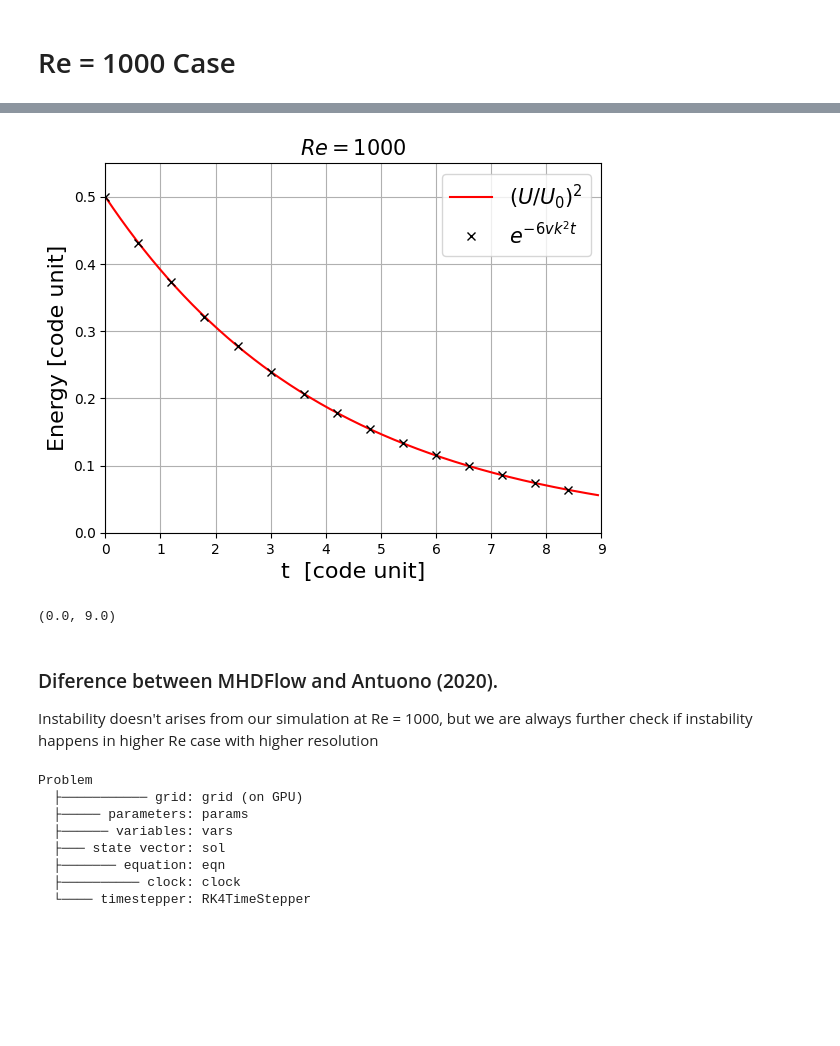
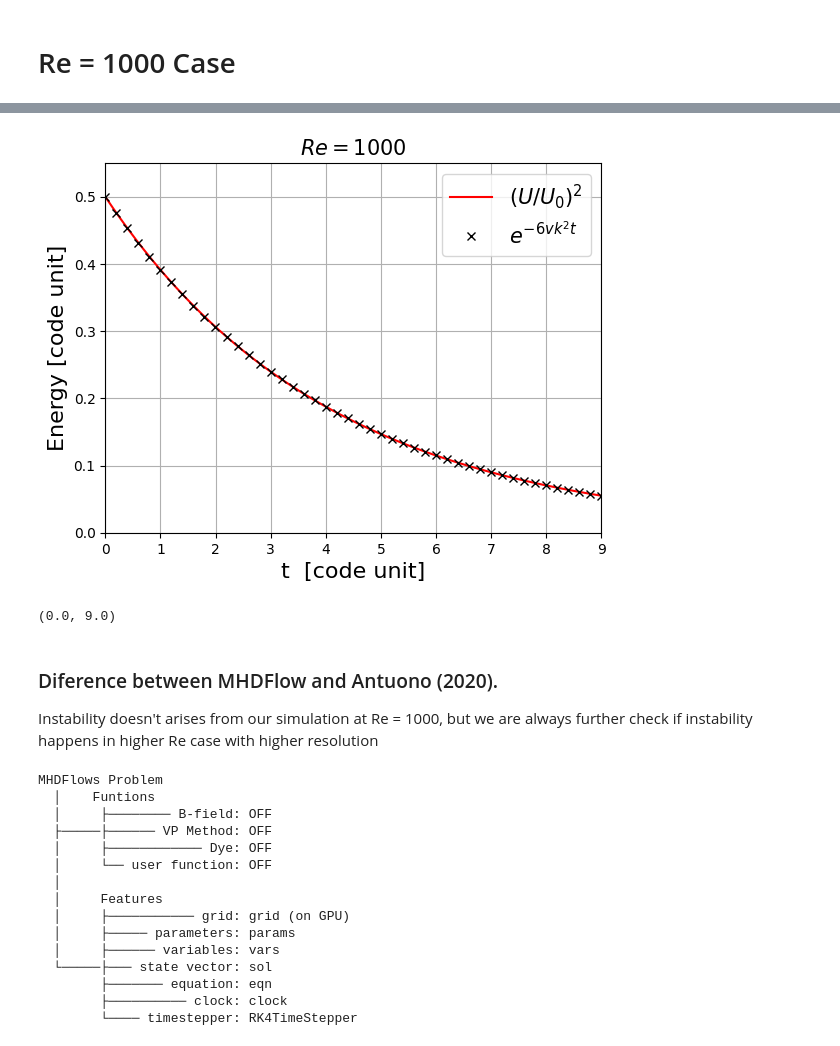
Before and after one commit to MHDFlows/MHDFlows.jl, a Jupyter notebook: example/HD_InstabilityExample.ipynb, the cells around one changed output, grey strips where cells are left out. Cells and saved outputs as stored; diff of their text form; code cells hidden in the pictures; blank space fills up the shorter version.

```diff
--- a/example/HD_InstabilityExample.ipynb
+++ b/example/HD_InstabilityExample.ipynb
@@ -180,11 +199,14 @@ Problem
 # %%
 # Set up the initial condition
-ProblemGeneratorTG!(GPUprob,2π,U0);
-KE = Diagnostic(KEfoo, GPUprob,freq=10);
+ProblemGeneratorTG!(CPUprob,2π,U0);
+KE = Diagnostic(KEfoo, CPUprob,freq=10);
 
-t0 = 9
-# Actaul computation
-for i = 1:div(t0,dt)
-    HDupdatevars!(GPUprob);
-    stepforward!(GPUprob,KE,1)
-end
+# Set up the initial condition
+TimeIntegrator!(CPUprob,9.0,5000;
+                   usr_dt = dt,
+                    diags = [KE],
+              loop_number = 500,
+                     save = false,
+                 save_loc = "",
+                 filename = "",
+                  dump_dt = 0)
@@ -191,29 +223,30 @@ end
 # %%
-#Plotting of the change of KE
-t  = KE.t[1:end-2];
-uu = KE.data[1:end-2];
+#Plotting of KE change
+n  = KE.i;
+t  = KE.t[1:n];
+uu = KE.data[1:n];
 uu[1] = U0^2*N^3;
-nn = length(t)-1
+nn = length(t)
 k² = 1
 v0 = 2*π*U0/Re;
 plt.plot(t[1:nn],uu[1:nn]/uu[1]/2,"r",label=L"(U/U_0)^2")
-plt.plot(t[1:30:nn],1/2*exp.(-6*v0*k²*(t[1:30:nn].-t[1])),"kx",label=L" e^{-6vk^2t}")
+plt.plot(t[1:10:nn],1/2*exp.(-6*v0*k²*(t[1:10:nn].-t[1])),"kx",label=L"e^{-6vk^2t}")
 plt.title(L"Re ="*string(round(Re)),fontsize=15)
 plt.legend(fontsize=15)
 plt.xlabel("t  [code unit]",size=16)
 plt.ylabel("Energy [code unit]",size=16)
 plt.grid()
 plt.ylim(0,0.55)
 plt.xlim(0,9.0)
 # %% [output]
-[figure, old version]
+[figure, new version]
 (0.0, 9.0)
 # %% [markdown]
 ### Diference between MHDFlow and  Antuono (2020).
 Instability doesn't arises from our simulation at Re = 1000, but we are always further check if instability happens in higher Re case with higher resolution
 # %%
 #Simulation's parameters
-N = 256;
+N  = 256;
 Lx = 2π;
 Re = 5000;
 U0 = 6.5
@@ -222,24 +255,32 @@ dt = 1/500;
 
 # Testing the problem
 # Declare the problem on GPU
-GPUprob  = HDProblem(GPU();nx = N,Lx = Lx,
-                             ν = ν,
-                            nν = 1,
-              # Timestepper and equation options
-                            dt = dt,
-                       stepper = "RK4",
-              # Float type and dealiasing
-                             T = Float32);
+GPUprob  = Problem(GPU();nx = N,
+                         Lx = Lx,
+                          ν = ν,
+                         nν = 1,
+           # Timestepper and equation options
+                         dt = dt,
+                    stepper = "RK4",
+           # Float type and dealiasing
+                          T = Float32);
 GPUprob
 # %% [output]
-Problem
-  ├─────────── grid: grid (on GPU)
-  ├───── parameters: params
-  ├────── variables: vars
-  ├─── state vector: sol
-  ├─────── equation: eqn
-  ├────────── clock: clock
-  └──── timestepper: RK4TimeStepper
+MHDFlows Problem
+  │    Funtions
+  │     ├──────── B-field: OFF
+  ├─────├────── VP Method: OFF
+  │     ├──────────── Dye: OFF
+  │     └── user function: OFF
+  │
+  │     Features
+  │     ├─────────── grid: grid (on GPU)
+  │     ├───── parameters: params
+  │     ├────── variables: vars
+  └─────├─── state vector: sol
+        ├─────── equation: eqn
+        ├────────── clock: clock
+        └──── timestepper: RK4TimeStepper
 # %%
 CUDA.memory_status()
 CUDA.reclaim()
```
Also changed, not shown: parts of 19 cells of this notebook, 21 other files.
